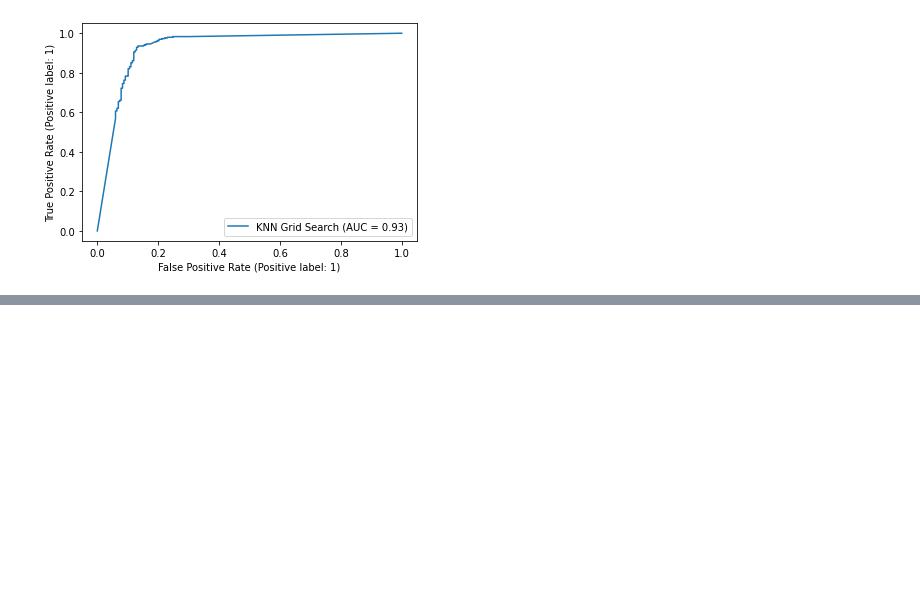
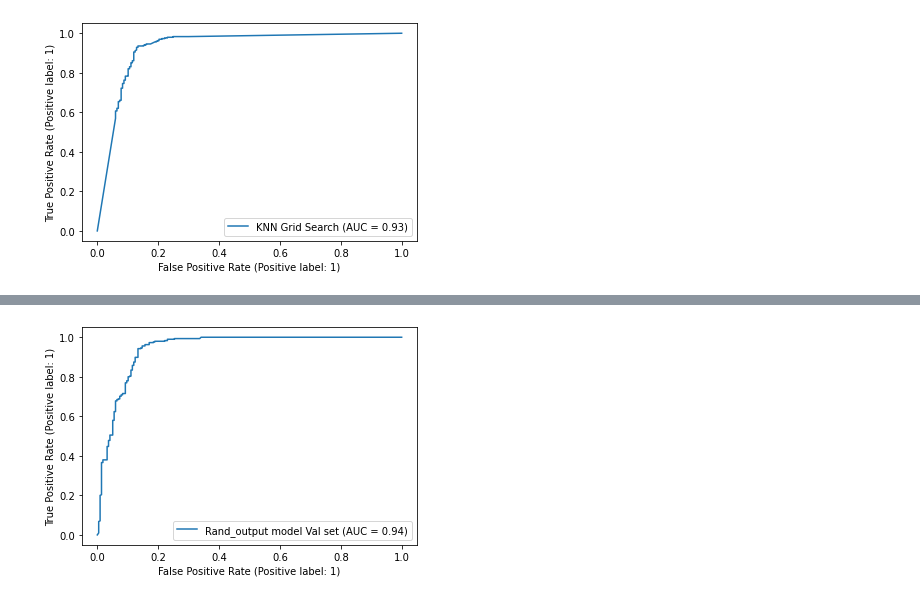
Before and after one commit to brooke57/TKR_FLT3_Drug_Discovery, a Jupyter notebook: Drug_Discovery_Modeling.ipynb, the cells around one changed output, grey strips where cells are left out. Cells and saved outputs as stored; diff of their text form; code cells hidden in the pictures; blank space fills up the shorter version.

```diff
--- a/Drug_Discovery_Modeling.ipynb
+++ b/Drug_Discovery_Modeling.ipynb
@@ -410,0 +513,4 @@ plot_roc_curve(knn_search, X_te, y_te, name='KNN Grid Search');
+# %%
+plot_roc_curve(rand_output, X_te, y_te, name='Rand_output model Val set');
+# %% [output]
+[figure, added]
```
Also changed, not shown: parts of 41 cells of this notebook.
